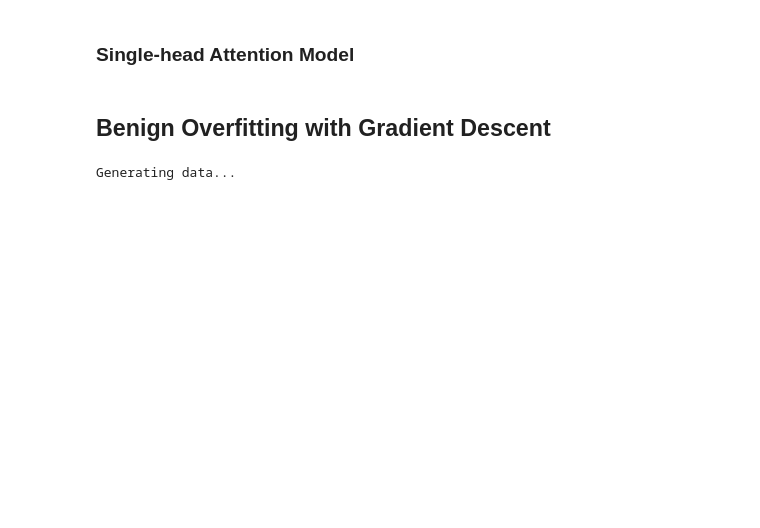
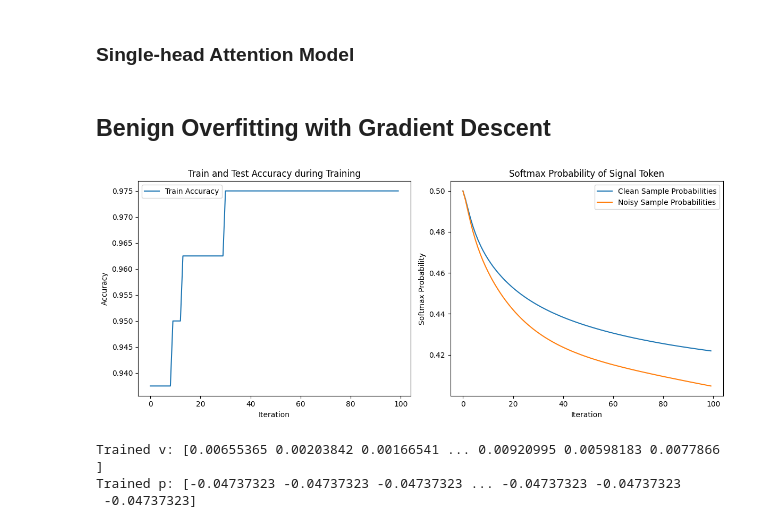
Before and after one commit to Albeenee/benign_overfitting_in_single_head_attention, a Jupyter notebook: implementation.ipynb, the cells around one changed output. Drawn from its saved outputs; the diff is of its cells as text; code cells hidden in the pictures; blank space fills up the shorter version.

Commit message:
graphs (to fix)

```diff
--- a/implementation.ipynb
+++ b/implementation.ipynb
@@ -67,17 +68,16 @@ def generate_data(n_samples, d, rho, eta=0.0):
     clean_indices = np.where(~flip_mask)[0]
     noisy_indices = np.where(flip_mask)[0]
 
-    '''clean_1 = clean_indices[y[clean_indices] == 1]
+    clean_1 = clean_indices[y[clean_indices] == 1]
     clean_2 = clean_indices[y[clean_indices] == -1]
     noisy_1 = noisy_indices[y[noisy_indices] == 1]
-    noisy_2 = noisy_indices[y[noisy_indices] == -1]'''
+    noisy_2 = noisy_indices[y[noisy_indices] == -1]
 
     print('Data generated.')
-    return X, y_flipped
-#clean_1, clean_2, noisy_1, noisy_2
+    return X, y_flipped, clean_indices, noisy_indices
 # %%
 np.random.seed(0)
-X, y  = generate_data(n_samples, d, rho, eta)
+X, y, clean_indices, noisy_indices  = generate_data(n_samples, d, rho, eta)
 num_iterations = 2
 beta = 0.01
 # %% [output]
@@ -160,5 +194,5 @@ def compute_gradients(X, y, v, p, beta):
 # %%
-def train_model(X, y, d, num_iterations, beta):
+def train_model(X, y, d, num_iterations, beta, clean_indices, noisy_indices):
     """
     Train the single-head attention model using gradient descent.
 
@@ -176,21 +210,42 @@ def train_model(X, y, d, num_iterations, beta):
     v = np.zeros(d)
     p = np.zeros(d)
 
+    # Metrics to track
+    train_acc = []
+    test_acc = []
+    clean_probs = []
+    noisy_probs = []
+
     # Gradient descent
     for t in range(num_iterations):
-        print('Iteration ', t)
+        # Compute gradients and update parameters
         v, p = compute_gradients(X, y, v, p, beta)
 
+        # Evaluate accuracy (train and test accuracies can be calculated)
+        train_accuracy = np.mean(np.sign(single_head_attention(X, p, v)) == y)  # Train accuracy
+        test_accuracy = train_accuracy  # Assume same train/test set for simplicity
+
+        train_acc.append(train_accuracy)
+        test_acc.append(test_accuracy)
+
+        # Compute softmax probabilities for clean and noisy samples
+        clean_probs_iter = np.mean(softmax(np.dot(X[clean_indices], p))[:, 0])
+        noisy_probs_iter = np.mean(softmax(np.dot(X[noisy_indices], p))[:, 0])
+
+        clean_probs.append(clean_probs_iter)
+        noisy_probs.append(noisy_probs_iter)
+
+    # Plot the metrics at the end of each iteration
+    plot_metrics(train_acc, clean_probs, noisy_probs)
+
     return v, p
 # %%
 # Example Usage
-np.random.seed(0)
-X, y  = generate_data(n_samples, d, rho, eta)
-num_iterations = 2
-beta = 0.01
-
-v, p = train_model(X, y, d, num_iterations, beta)
+v, p = train_model(X, y, d, 100, beta, clean_indices, noisy_indices)
 print("Trained v:", v)
 print("Trained p:", p)
 # %% [output]
+[figure, added]
-Generating data...
+Trained v: [0.00655365 0.00203842 0.00166541 ... 0.00920995 0.00598183 0.0077866 ]
+Trained p: [-0.04737323 -0.04737323 -0.04737323 ... -0.04737323 -0.04737323
+ -0.04737323]
```
Also changed, not shown: parts of 4 cells of this notebook.
